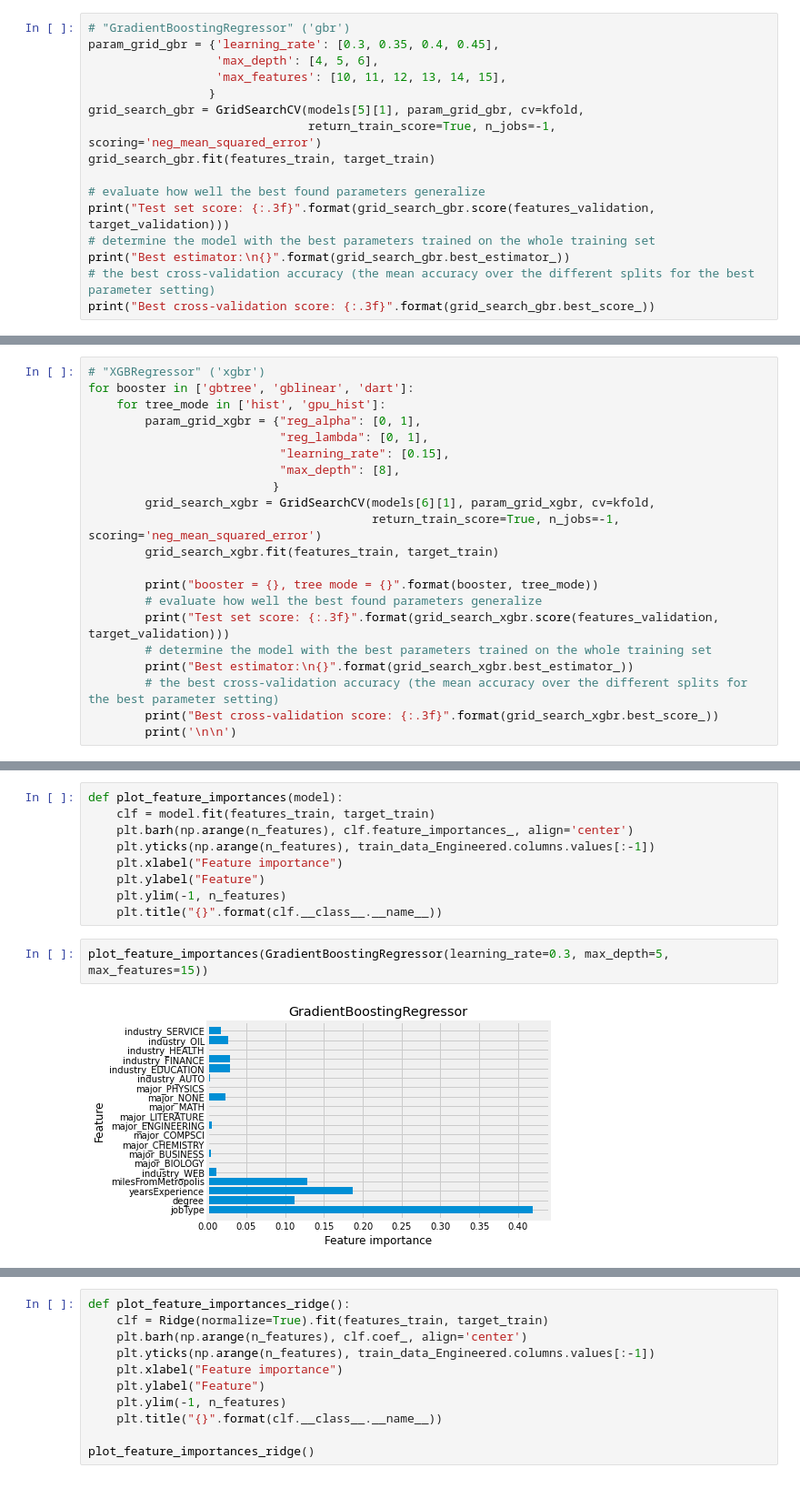
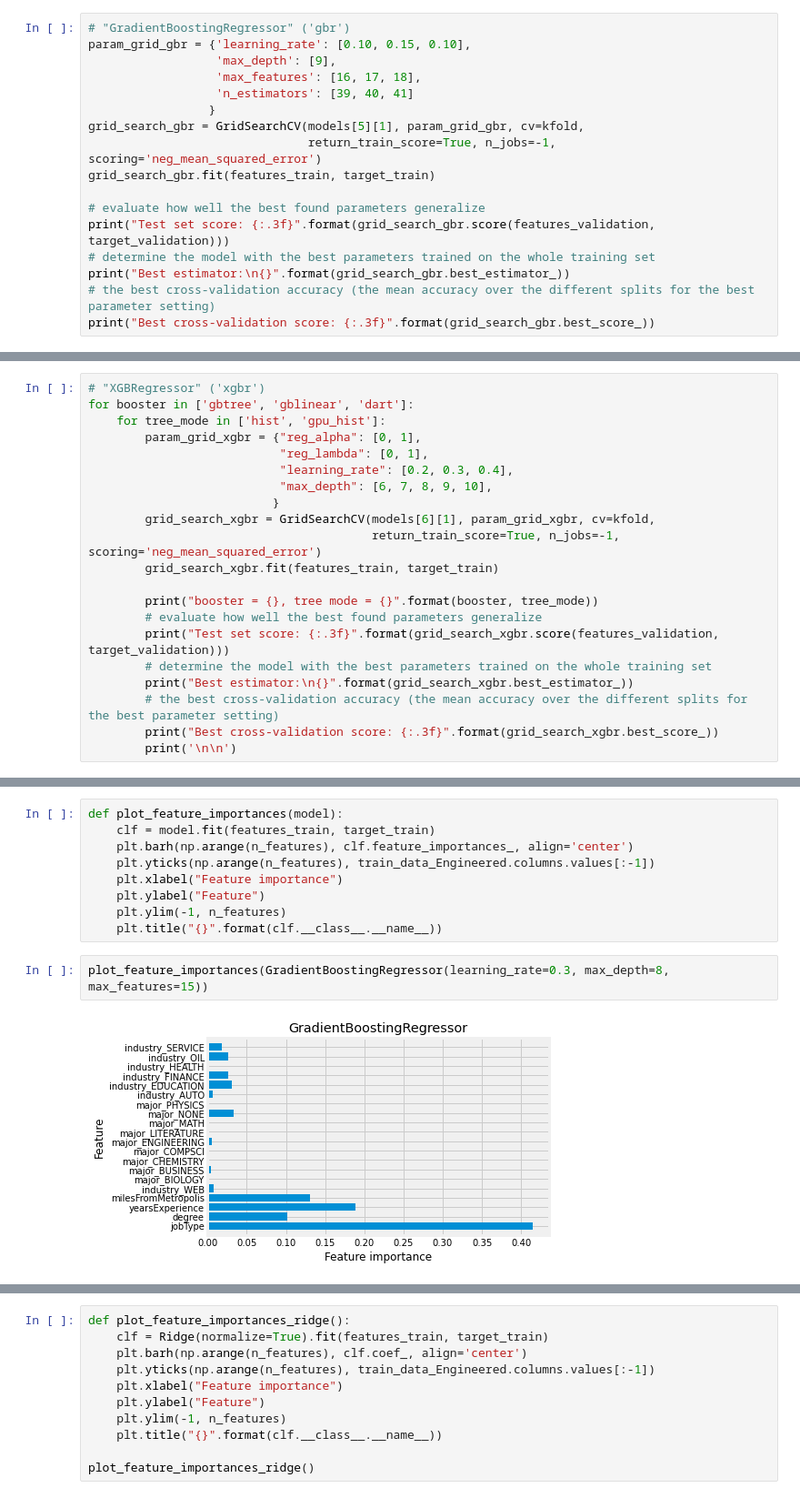
Before and after one commit to Ashur59/salarypredictionportfolio, a Jupyter notebook: salary-prediction-notebook-local.ipynb, the cells around one changed output, grey strips where cells are left out. Shown at 91% size. Cells and saved outputs as stored; diff of their text form.

```diff
--- a/salary-prediction-notebook-local.ipynb
+++ b/salary-prediction-notebook-local.ipynb
@@ -1074,9 +1075,10 @@ Ridge(alpha=0.1)
 Best cross-validation score: -394.659
 # %%
 # "GradientBoostingRegressor" ('gbr')
-param_grid_gbr = {'learning_rate': [0.3, 0.35, 0.4, 0.45],
-                  'max_depth': [4, 5, 6],
-                  'max_features': [10, 11, 12, 13, 14, 15],
+param_grid_gbr = {'learning_rate': [0.10, 0.15, 0.10],
+                  'max_depth': [9],
+                  'max_features': [16, 17, 18],
+                  'n_estimators': [39, 40, 41]
                  }
 grid_search_gbr = GridSearchCV(models[5][1], param_grid_gbr, cv=kfold,
                                return_train_score=True, n_jobs=-1, scoring='neg_mean_squared_error')
@@ -1105,8 +1107,8 @@ for booster in ['gbtree', 'gblinear', 'dart']:
     for tree_mode in ['hist', 'gpu_hist']:
         param_grid_xgbr = {"reg_alpha": [0, 1],
                            "reg_lambda": [0, 1],
-                           "learning_rate": [0.15],
-                           "max_depth": [8],
+                           "learning_rate": [0.2, 0.3, 0.4],
+                           "max_depth": [6, 7, 8, 9, 10],
                           }
         grid_search_xgbr = GridSearchCV(models[6][1], param_grid_xgbr, cv=kfold,
                                         return_train_score=True, n_jobs=-1, scoring='neg_mean_squared_error')
@@ -1323,8 +1309,8 @@ def plot_feature_importances(model):
     plt.ylim(-1, n_features)
     plt.title("{}".format(clf.__class__.__name__))
 # %%
-plot_feature_importances(GradientBoostingRegressor(learning_rate=0.3, max_depth=5, max_features=15))
+plot_feature_importances(GradientBoostingRegressor(learning_rate=0.3, max_depth=8, max_features=15))
 # %% [output]
-[figure, old version]
+[figure, new version]
 # %%
 plot_feature_importances(XGBRegressor(base_score=0.5, booster='gbtree', colsample_bylevel=1,
```
Also changed, not shown: parts of 30 cells of this notebook, 1 other file.
